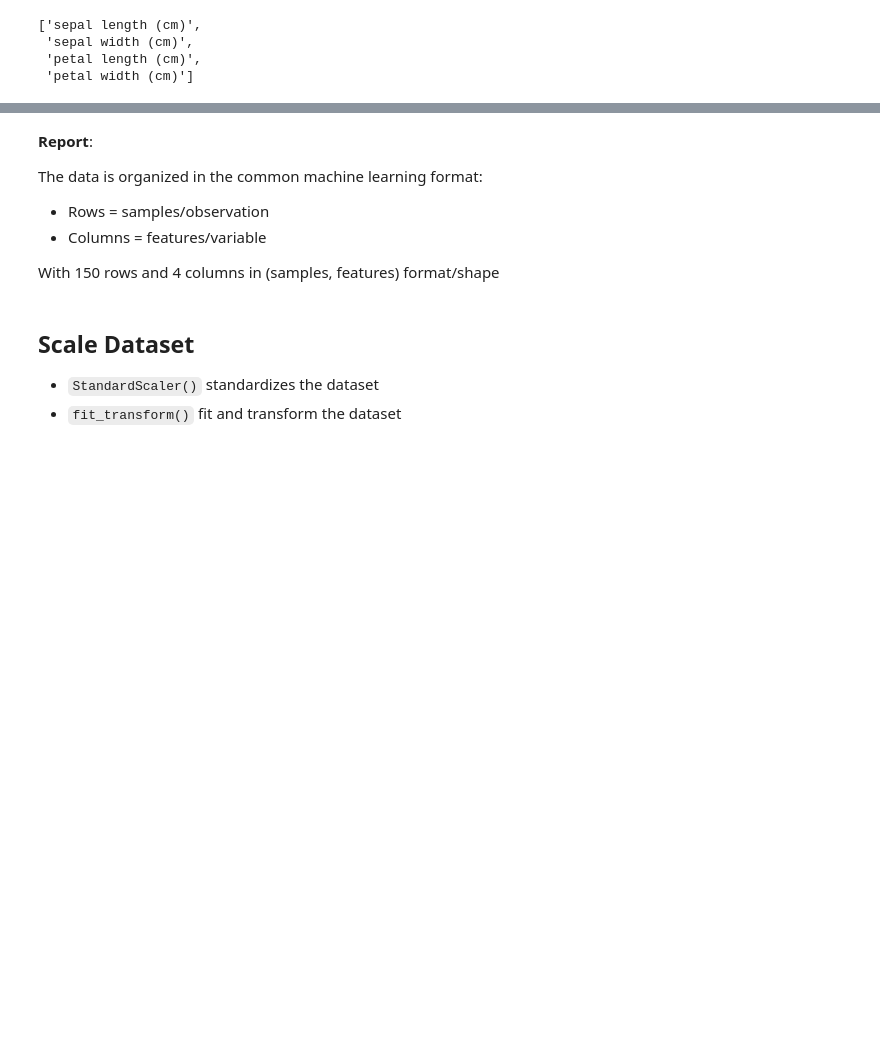
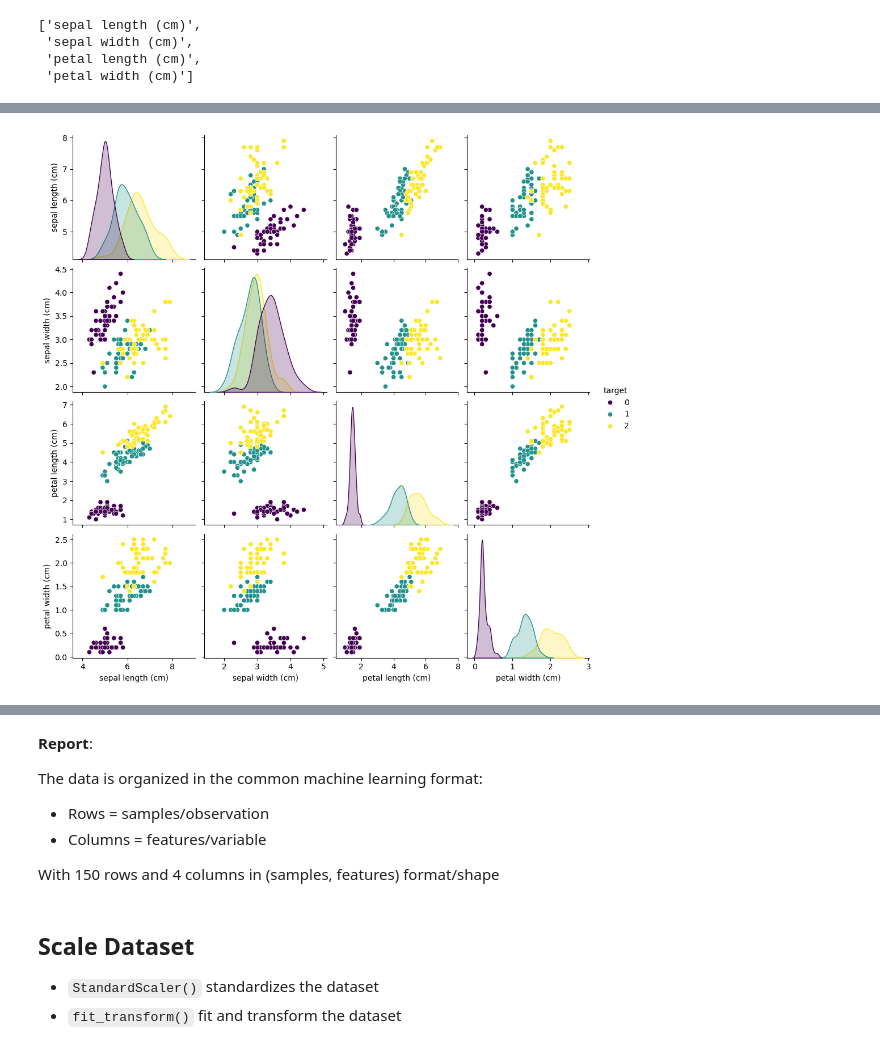
Before and after one commit to thaopham98/DataScience, a Jupyter notebook: python_analysis/A9-Dimentional Reduction.ipynb, the cells around one changed output, grey strips where cells are left out. Saved outputs shown, nothing was run; the diff lists cells and outputs as text; code cells hidden in the pictures; blank space fills up the shorter version.

```diff
--- a/python_analysis/A9-Dimentional Reduction.ipynb
+++ b/python_analysis/A9-Dimentional Reduction.ipynb
@@ -133,0 +174,4 @@ data.feature_names
+# %%
+sns.pairplot(data.frame, hue='target', palette='viridis');
+# %% [output]
+[figure, added]
```
Also changed, not shown: parts of 7 cells of this notebook.
